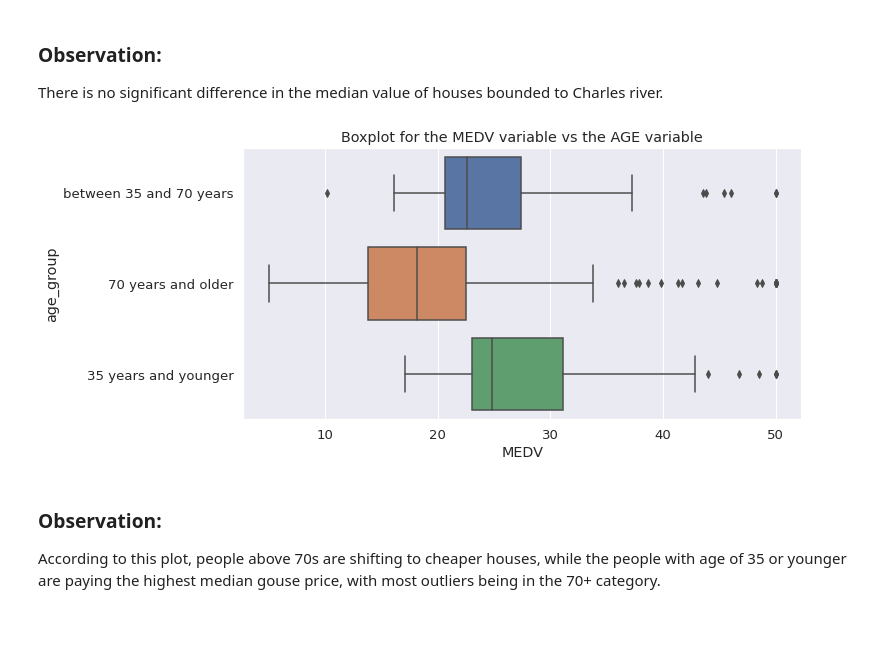
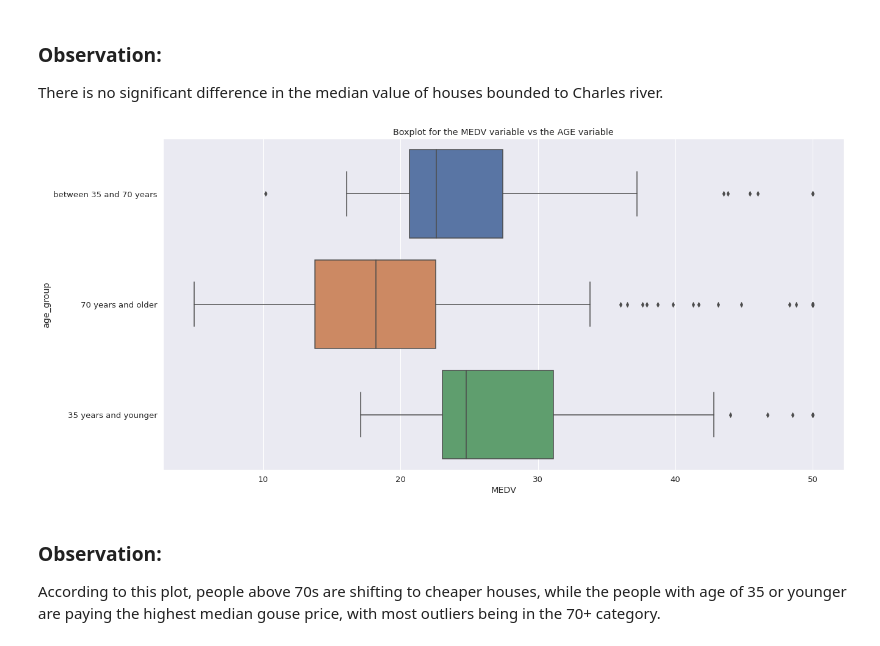
Before and after one commit to LucianPopaLVP/IBM-Statistics---Final-Project---Boston-Housing-Assignment, a Jupyter notebook: boston_housing_final_project.ipynb, the cells around one changed output. Saved outputs shown, nothing was run; the diff lists cells and outputs as text; code cells hidden in the pictures.

```diff
--- a/boston_housing_final_project.ipynb
+++ b/boston_housing_final_project.ipynb
@@ -217,19 +217,19 @@ There is no significant difference in the median value of houses bounded to Char
 # %%
 #Provide a boxplot for the MEDV variable vs the AGE variable.
 
 #(Discretize the age variable into three groups of 35 years and younger,
 #between 35 and 70 years and 70 years and older)
 df.loc[(df["AGE"] <= 35),'age_group'] = '35 years and younger'
 df.loc[(df["AGE"] > 35) & (df["AGE"]<70),'age_group'] = 'between 35 and 70 years'
 df.loc[(df["AGE"] >= 70),'age_group'] = '70 years and older'
 
 # Genarate boxplot MEDV vs AGE
-plt.figure(figsize=(10,5))
+plt.figure(figsize=(20,10))
 sns.boxplot(x=df.MEDV, y=df.age_group, data=df)
 plt.title("Boxplot for the MEDV variable vs the AGE variable")
 plt.show()
 # %% [output]
-[figure, old version]
+[figure, new version]
 # %% [markdown]
 ### Observation:
 According to this plot, people above 70s are shifting to cheaper houses, while the people with age of 35 or younger are paying the highest median gouse price, with most outliers being in the 70+ category.
```
Also changed, not shown: parts of 3 cells of this notebook.
